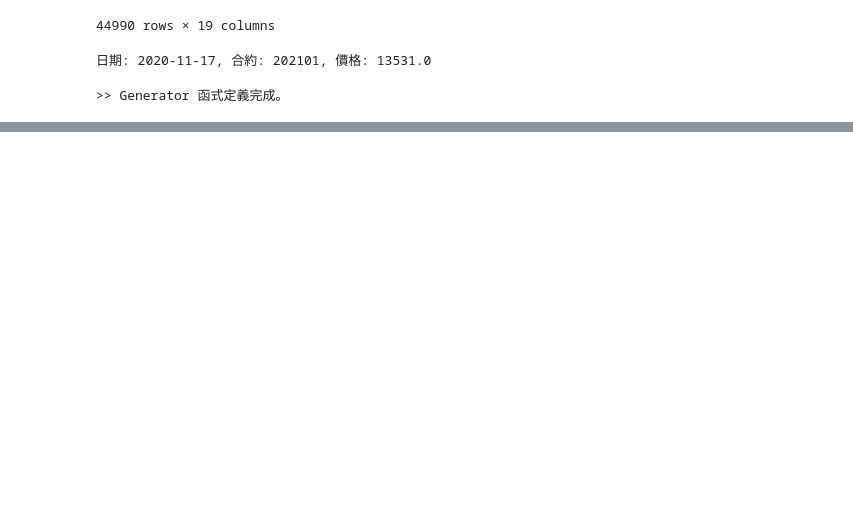
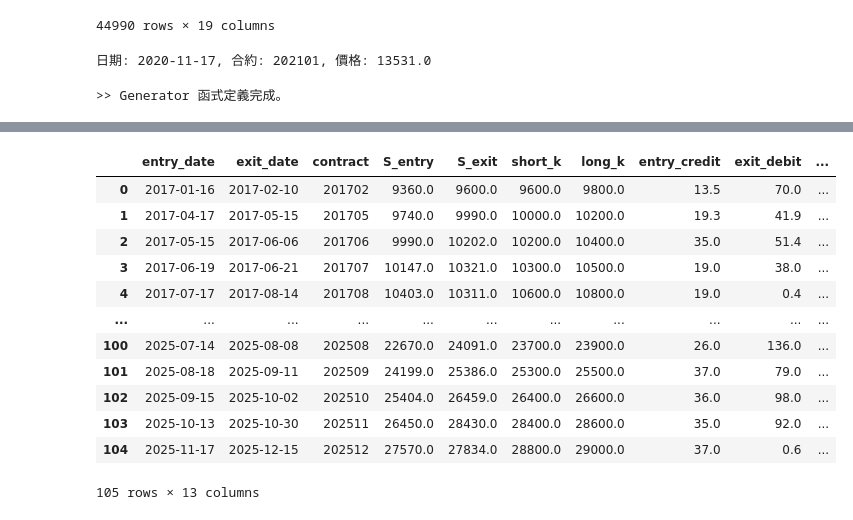
Before and after one commit to a28218832/Future-Option-Trader, a Jupyter notebook: mvp1.ipynb, the cells around one changed output, grey strips where cells are left out. Cells and saved outputs as stored; diff of their text form; code cells hidden in the pictures; blank space fills up the shorter version.

```diff
--- a/mvp1.ipynb
+++ b/mvp1.ipynb
@@ -576,0 +1203,16 @@ except Exception as e:
+# %%
+results_stop
+# %% [output]
+|  | entry_date | exit_date | contract | S_entry | S_exit | short_k | long_k | entry_credit | exit_debit | ... |
+| 0 | 2017-01-16 | 2017-02-10 | 201702 | 9360.0 | 9600.0 | 9600.0 | 9800.0 | 13.5 | 70.0 | ... |
+| 1 | 2017-04-17 | 2017-05-15 | 201705 | 9740.0 | 9990.0 | 10000.0 | 10200.0 | 19.3 | 41.9 | ... |
+| 2 | 2017-05-15 | 2017-06-06 | 201706 | 9990.0 | 10202.0 | 10200.0 | 10400.0 | 35.0 | 51.4 | ... |
+| 3 | 2017-06-19 | 2017-06-21 | 201707 | 10147.0 | 10321.0 | 10300.0 | 10500.0 | 19.0 | 38.0 | ... |
+| 4 | 2017-07-17 | 2017-08-14 | 201708 | 10403.0 | 10311.0 | 10600.0 | 10800.0 | 19.0 | 0.4 | ... |
+| ... | ... | ... | ... | ... | ... | ... | ... | ... | ... | ... |
+| 100 | 2025-07-14 | 2025-08-08 | 202508 | 22670.0 | 24091.0 | 23700.0 | 23900.0 | 26.0 | 136.0 | ... |
+| 101 | 2025-08-18 | 2025-09-11 | 202509 | 24199.0 | 25386.0 | 25300.0 | 25500.0 | 37.0 | 79.0 | ... |
+| 102 | 2025-09-15 | 2025-10-02 | 202510 | 25404.0 | 26459.0 | 26400.0 | 26600.0 | 36.0 | 98.0 | ... |
+| 103 | 2025-10-13 | 2025-10-30 | 202511 | 26450.0 | 28430.0 | 28400.0 | 28600.0 | 35.0 | 92.0 | ... |
+| 104 | 2025-11-17 | 2025-12-15 | 202512 | 27570.0 | 27834.0 | 28800.0 | 29000.0 | 37.0 | 0.6 | ... |
+105 rows × 13 columns
```
Also changed, not shown: parts of 8 cells of this notebook, 1 other file.
